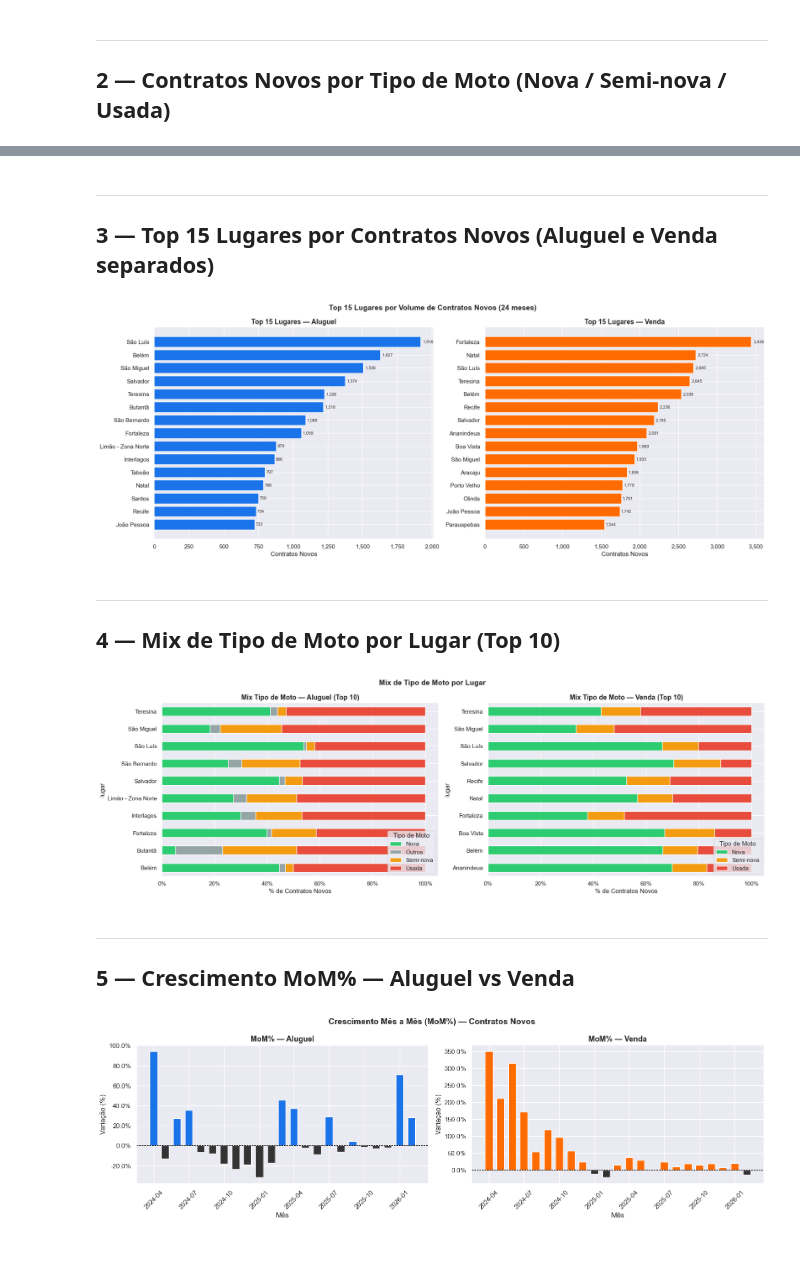
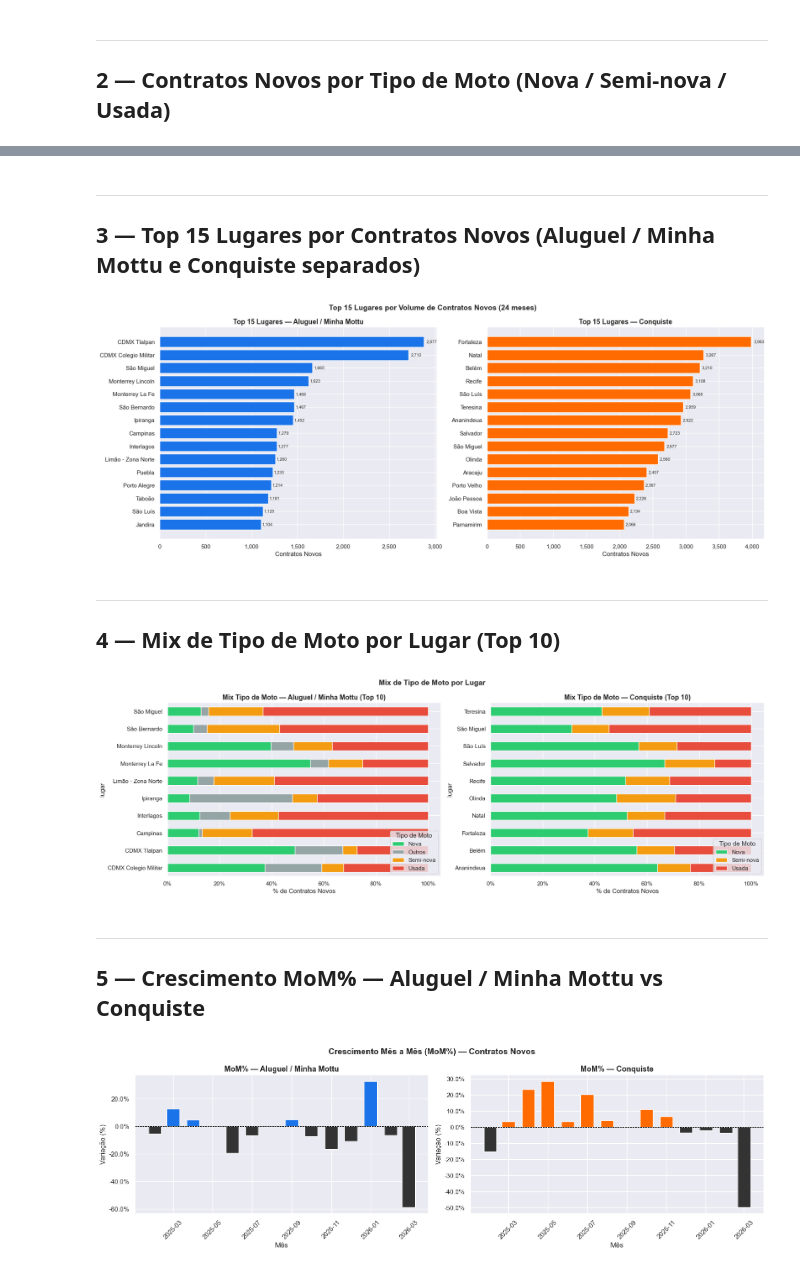
Before and after one commit to pedrolucas-resende/previsao-de-demanda-aluguel, a Jupyter notebook: 03_exploracao_contratos.ipynb, the cells around one changed output, grey strips where cells are left out. Cells and saved outputs as stored; diff of their text form; code cells hidden in the pictures.

Commit message:
Muda cálculo de Vendas

```diff
--- a/03_exploracao_contratos.ipynb
+++ b/03_exploracao_contratos.ipynb
@@ -70,18 +60,18 @@ Venda               129318           129318           129318
 # %%
 mensal = (
-    df.groupby(['ano_mes', 'tipo_negocio'])[['contratos_novos', 'todos_ciclos', 'clientes_unicos']]
+    df.groupby(['ano_mes', 'tipo_negocio'])['contratos_novos']
     .sum()
     .reset_index()
 )
 
 fig, ax = plt.subplots()
-for tipo, cor in [('Aluguel', COR_ALUGUEL), ('Venda', COR_VENDA)]:
+for tipo, cor in [('Aluguel / Minha Mottu', COR_ALUGUEL), ('Conquiste', COR_VENDA)]:
     d = mensal[mensal['tipo_negocio'] == tipo]
     ax.plot(d['ano_mes'], d['contratos_novos'],
             label=tipo, color=cor, linewidth=2.5, marker='o', markersize=5)
     ax.fill_between(d['ano_mes'], d['contratos_novos'], alpha=0.1, color=cor)
 
-ax.set_title('Contratos Novos por Mês — Aluguel vs Venda', fontsize=14, fontweight='bold')
+ax.set_title('Contratos Novos por Mês — Aluguel / Minha Mottu vs Conquiste', fontsize=14, fontweight='bold')
 ax.set_xlabel('Mês')
 ax.set_ylabel('Contratos Novos')
 ax.yaxis.set_major_formatter(mticker.FuncFormatter(lambda x, _: f'{int(x):,}'))
@@ -99,7 +89,7 @@ plt.show()
 fig, axes = plt.subplots(1, 2, figsize=(16, 5))
 palette = {'Nova': '#2ECC71', 'Semi-nova': '#F39C12', 'Usada': '#E74C3C', 'Outros': '#95A5A6'}
 
-for ax, tipo in zip(axes, ['Aluguel', 'Venda']):
+for ax, tipo in zip(axes, ['Aluguel / Minha Mottu', 'Conquiste']):
     dados = (
         df[df['tipo_negocio'] == tipo]
         .groupby(['ano_mes', 'tipo_moto'])['contratos_novos']
@@ -119,7 +109,7 @@ for ax, tipo in zip(axes, ['Aluguel', 'Venda']):
     ax.legend()
     plt.setp(ax.xaxis.get_majorticklabels(), rotation=45)
 
-plt.suptitle('Contratos Novos por Tipo de Moto — Aluguel e Venda', fontsize=14, fontweight='bold')
+plt.suptitle('Contratos Novos por Tipo de Moto — Aluguel / Minha Mottu e Conquiste', fontsize=14, fontweight='bold')
 plt.tight_layout()
 plt.savefig('data/raw/grafico_tipo_moto.png', dpi=150)
 plt.show()
@@ -128,10 +118,10 @@ plt.show()
 # %% [markdown]
 ---
-## 3 — Top 15 Lugares por Contratos Novos (Aluguel e Venda separados)
+## 3 — Top 15 Lugares por Contratos Novos (Aluguel / Minha Mottu e Conquiste separados)
 # %%
 fig, axes = plt.subplots(1, 2, figsize=(18, 7))
 
-for ax, tipo, cor in zip(axes, ['Aluguel', 'Venda'], [COR_ALUGUEL, COR_VENDA]):
+for ax, tipo, cor in zip(axes, ['Aluguel / Minha Mottu', 'Conquiste'], [COR_ALUGUEL, COR_VENDA]):
     top = (
         df[df['tipo_negocio'] == tipo]
         .groupby('lugar')['contratos_novos']
@@ -156,7 +146,7 @@ plt.tight_layout()
 plt.savefig('data/raw/grafico_top_lugares.png', dpi=150)
 plt.show()
 # %% [output]
-[figure, old version]
+[figure, new version]
 # %% [markdown]
 ---
 ## 4 — Mix de Tipo de Moto por Lugar (Top 10)
@@ -164,7 +154,7 @@ plt.show()
 fig, axes = plt.subplots(1, 2, figsize=(18, 6))
 palette = {'Nova': '#2ECC71', 'Semi-nova': '#F39C12', 'Usada': '#E74C3C', 'Outros': '#95A5A6'}
 
-for ax, tipo in zip(axes, ['Aluguel', 'Venda']):
+for ax, tipo in zip(axes, ['Aluguel / Minha Mottu', 'Conquiste']):
     top10 = (
         df[df['tipo_negocio'] == tipo]
         .groupby('lugar')['contratos_novos']
@@ -195,33 +185,33 @@ plt.tight_layout()
 plt.savefig('data/raw/grafico_mix_tipo_moto.png', dpi=150)
 plt.show()
 # %% [output]
-[figure, old version]
+[figure, new version]
 # %% [markdown]
 ---
-## 5 — Crescimento MoM% — Aluguel vs Venda
+## 5 — Crescimento MoM% — Aluguel / Minha Mottu vs Conquiste
 # %%
 fig, axes = plt.subplots(1, 2, figsize=(16, 5))
 
-for ax, tipo, cor in zip(axes, ['Aluguel', 'Venda'], [COR_ALUGUEL, COR_VENDA]):
+for ax, tipo, cor in zip(axes, ['Aluguel / Minha Mottu', 'Conquiste'], [COR_ALUGUEL, COR_VENDA]):
     d = (
         mensal[mensal['tipo_negocio'] == tipo]
         .sort_values('ano_mes')
         .copy()
     )
     d['mom_pct'] = d['contratos_novos'].pct_change() * 100
     cores = [cor if v >= 0 else '#333333' for v in d['mom_pct'].fillna(0)]
 
     ax.bar(d['ano_mes'], d['mom_pct'], color=cores, width=20)
     ax.axhline(0, color='black', linewidth=0.8, linestyle='--')
     ax.set_title(f'MoM% — {tipo}', fontsize=13, fontweight='bold')
     ax.set_xlabel('Mês')
     ax.set_ylabel('Variação (%)')
     ax.yaxis.set_major_formatter(mticker.FuncFormatter(lambda x, _: f'{x:.1f}%'))
     plt.setp(ax.xaxis.get_majorticklabels(), rotation=45)
 
 plt.suptitle('Crescimento Mês a Mês (MoM%) — Contratos Novos', fontsize=14, fontweight='bold')
 plt.tight_layout()
 plt.savefig('data/raw/grafico_mom_contratos.png', dpi=150)
 plt.show()
 # %% [output]
-[figure, old version]
+[figure, new version]
```
Also changed, not shown: parts of 9 cells of this notebook, 13 other files.
